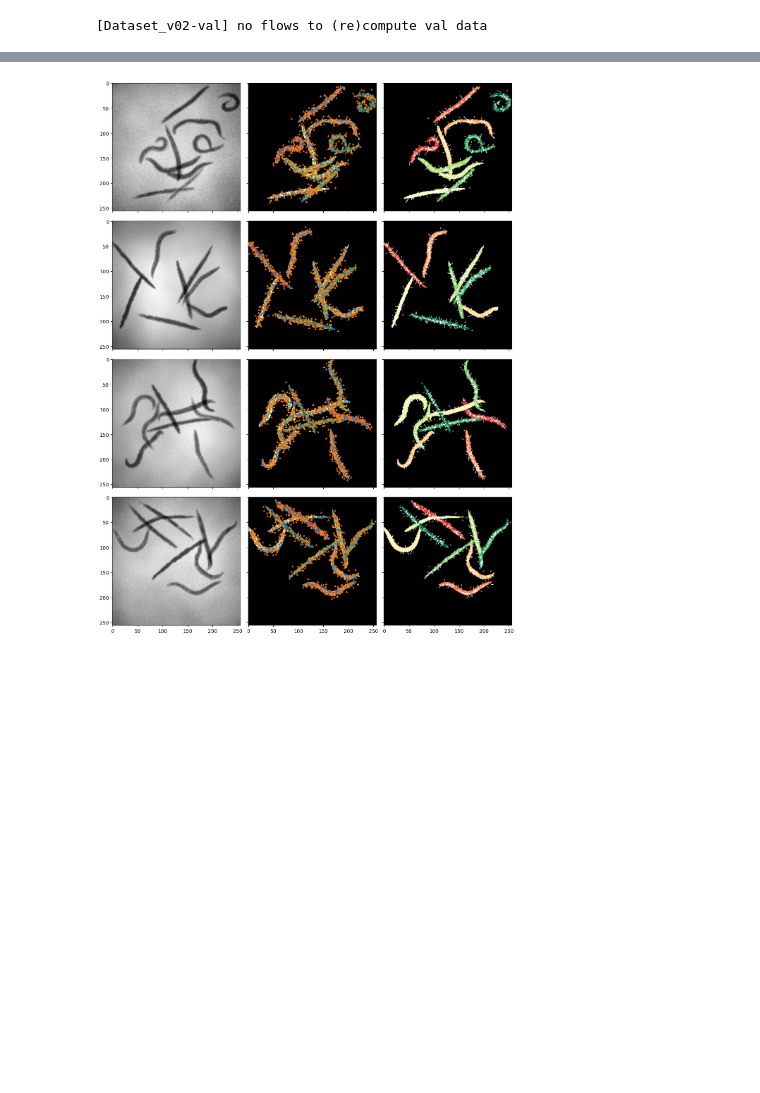
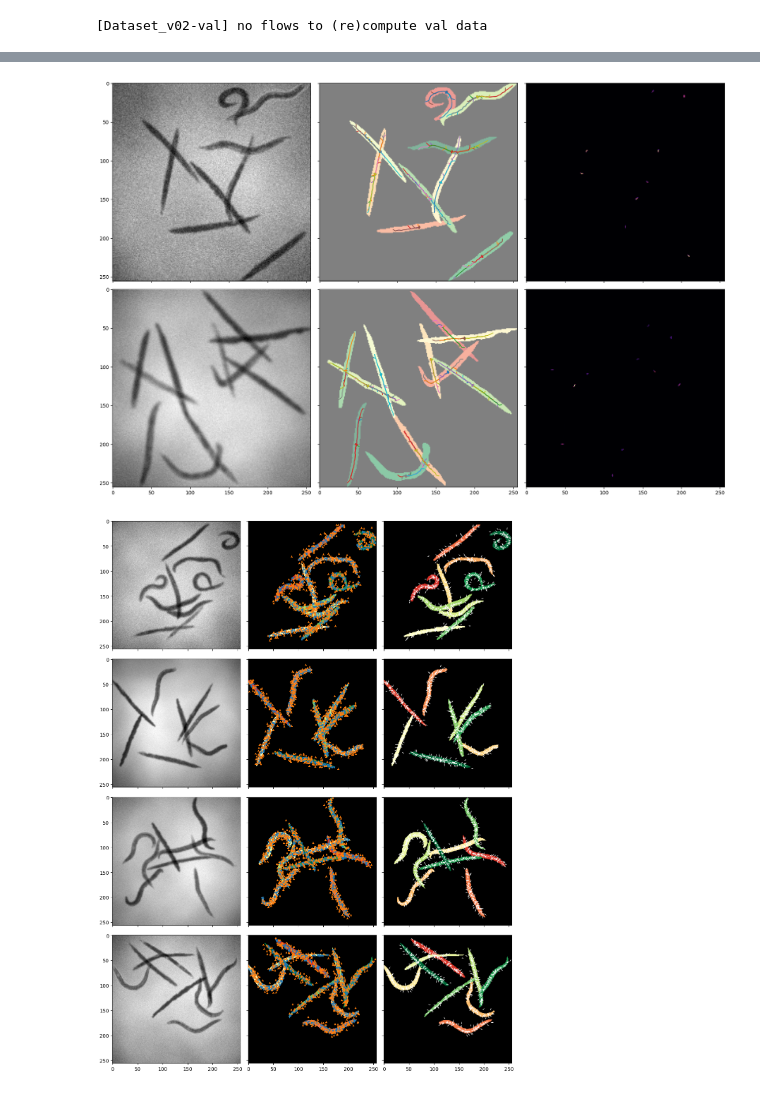
Before and after one commit to bia-pasteur/cross-goose, a Jupyter notebook: notebooks/preview_data.ipynb, the cells around one changed output, grey strips where cells are left out. Drawn from its saved outputs; the diff is of its cells as text; code cells hidden in the pictures; blank space fills up the shorter version.

Commit message:
weight trjaectory by sample density

```diff
--- a/notebooks/preview_data.ipynb
+++ b/notebooks/preview_data.ipynb
@@ -12,7 +9,7 @@ from jsonargparse import ArgumentParser
 
 from crossgoose.data.dataset import FlowDataModule
 
-config_file = '../configs/model_1.3.0.yaml'
+config_file = '../configs/model_1.3.0-pxw.yaml'
 with open(config_file, 'r') as f:
     full_cfg = yaml.safe_load(f)
 data_cfg = {'data': full_cfg.get('data', {})}
@@ -88,3 +85,41 @@ fig.tight_layout()
+# %%
+import torch
+batch =next(iter(train_data))
+bs = len(batch['image'])
+n,m = 2,3
+rng = np.random.default_rng(0)
+label_cmap = get_custom_mask_cmap()
+
+
+fig,axs = plt.subplots(n,m,figsize=(m*6,n*6),sharex=True,sharey=True)
+for i in range(n):
+    image = batch['image'][i,0].cpu().numpy()
+    labels = batch['labels'][i].cpu().numpy()
+
+    pts_batch_mask = (batch['pts_batch']==i)[:,0]
+    pts_coord = batch['pts_coord'][pts_batch_mask]
+    pts_flows = batch['pts_flows'][pts_batch_mask]
+    pts_weights = batch['pts_weights'][pts_batch_mask]
+
+    samples_per_pixel = np.zeros(image.shape[:2])
+    u_coors, u_counts = np.unique(
+                pts_coord.numpy().astype(int).reshape((-1, 2)), axis=0, return_counts=True)
+    samples_per_pixel[u_coors[:, 0], u_coors[:, 1]] = u_counts
+
+    n_samples,n_steps,_ = pts_coord.shape
+
+    # subset = rng.choice(n_samples,size=100,replace=False)
+    subset = slice(0,n_samples)
+
+    axs[i,0].imshow(image,cmap='gray')
+    axs[i,1].imshow(labels,cmap=label_cmap,alpha=0.5)
+    axs[i,1].plot(pts_coord[subset,:,1].T,pts_coord[subset,:,0].T)
+    axs[i,2].imshow(samples_per_pixel,cmap='magma')
+    # for t in range(n_steps):
+    #     axs[i,1].scatter(pts_coord[subset,t,1],pts_coord[subset,t,0],marker='.',s=20,color='tab:blue')
+fig.tight_layout()
+# %% [output]
+[figure, added]
 # %%
 import torch
 
```
Also changed, not shown: parts of 2 cells of this notebook, 4 other files.
